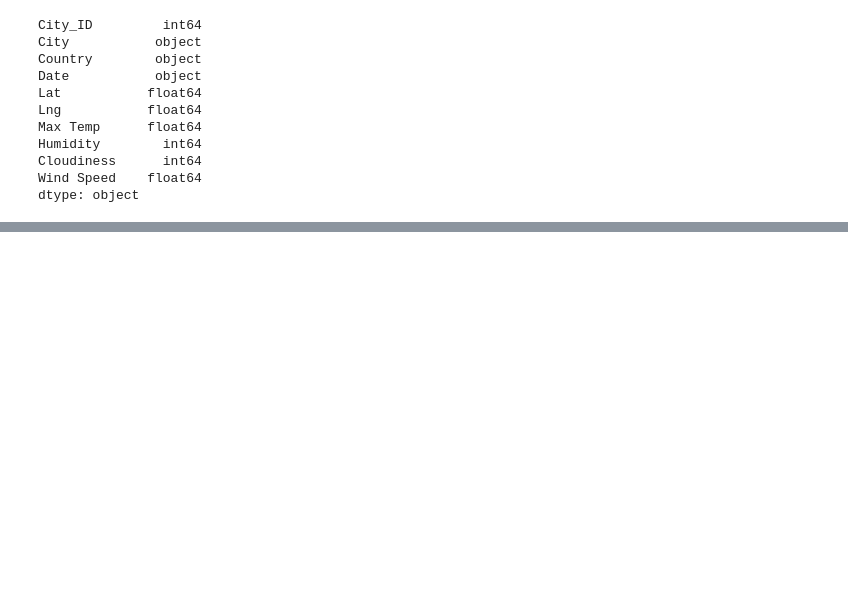
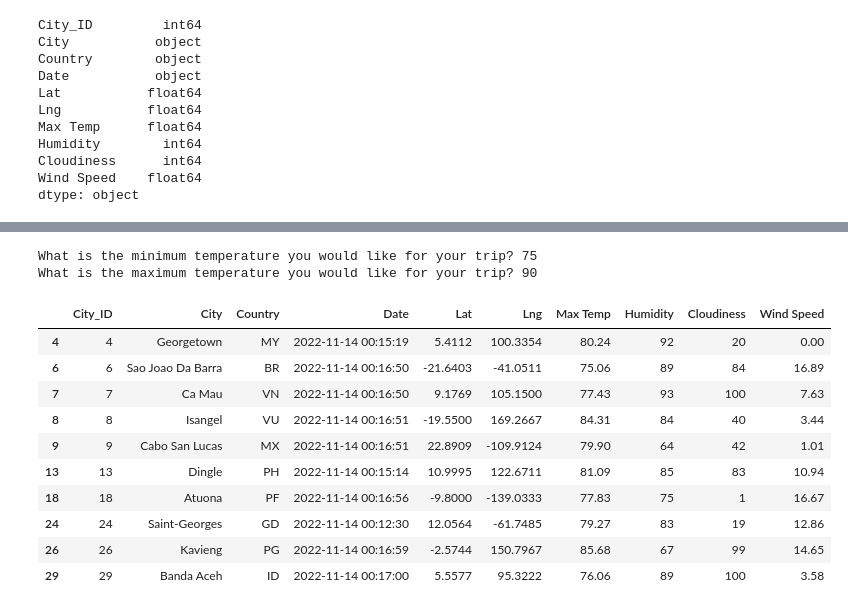
Before and after one commit to SamvsP4K/World_Weather_Analysis, a Jupyter notebook: VacationPy.ipynb, the cells around one changed output, grey strips where cells are left out. Saved outputs shown, nothing was run; the diff lists cells and outputs as text; code cells hidden in the pictures; blank space fills up the shorter version.

```diff
--- a/VacationPy.ipynb
+++ b/VacationPy.ipynb
@@ -57,0 +108,24 @@ fig
+# %%
+# Ask the customer to add a minimum and maximum temperature value.
+min_temp = float(input("What is the minimum temperature you would like for your trip? "))
+max_temp = float(input("What is the maximum temperature you would like for your trip? "))
+# %% [output]
+What is the minimum temperature you would like for your trip? 75
+What is the maximum temperature you would like for your trip? 90
+# %%
+# Filter the dataset to find the cities that fit the criteria.
+preferred_cities_df = city_data_df.loc[(city_data_df["Max Temp"] <= max_temp) & \
+                                       (city_data_df["Max Temp"] >= min_temp)]
+preferred_cities_df.head(10)
+# %% [output]
+|  | City_ID | City | Country | Date | Lat | Lng | Max Temp | Humidity | Cloudiness | Wind Speed |
+| 4 | 4 | Georgetown | MY | 2022-11-14 00:15:19 | 5.4112 | 100.3354 | 80.24 | 92 | 20 | 0.00 |
+| 6 | 6 | Sao Joao Da Barra | BR | 2022-11-14 00:16:50 | -21.6403 | -41.0511 | 75.06 | 89 | 84 | 16.89 |
+| 7 | 7 | Ca Mau | VN | 2022-11-14 00:16:50 | 9.1769 | 105.1500 | 77.43 | 93 | 100 | 7.63 |
+| 8 | 8 | Isangel | VU | 2022-11-14 00:16:51 | -19.5500 | 169.2667 | 84.31 | 84 | 40 | 3.44 |
+| 9 | 9 | Cabo San Lucas | MX | 2022-11-14 00:16:51 | 22.8909 | -109.9124 | 79.90 | 64 | 42 | 1.01 |
+| 13 | 13 | Dingle | PH | 2022-11-14 00:15:14 | 10.9995 | 122.6711 | 81.09 | 85 | 83 | 10.94 |
+| 18 | 18 | Atuona | PF | 2022-11-14 00:16:56 | -9.8000 | -139.0333 | 77.83 | 75 | 1 | 16.67 |
+| 24 | 24 | Saint-Georges | GD | 2022-11-14 00:12:30 | 12.0564 | -61.7485 | 79.27 | 83 | 19 | 12.86 |
+| 26 | 26 | Kavieng | PG | 2022-11-14 00:16:59 | -2.5744 | 150.7967 | 85.68 | 67 | 99 | 14.65 |
+| 29 | 29 | Banda Aceh | ID | 2022-11-14 00:17:00 | 5.5577 | 95.3222 | 76.06 | 89 | 100 | 3.58 |
```
Also changed, not shown: parts of 12 cells of this notebook.
